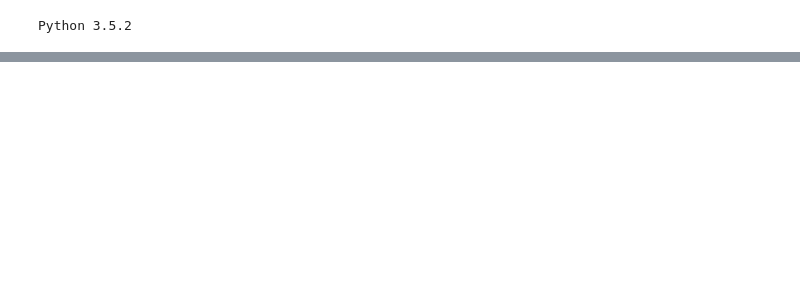
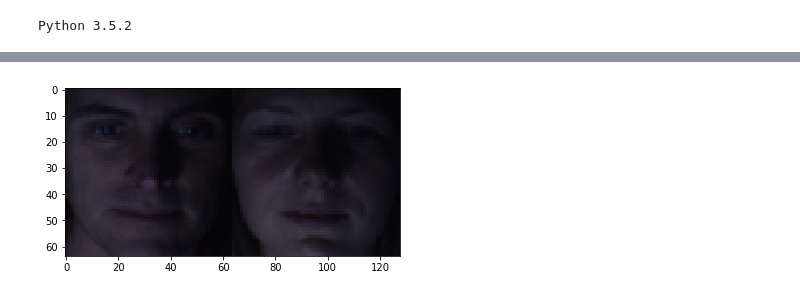
Before and after one commit to ZhangAoCanada/CSI5139F_Assignments, a Jupyter notebook: assignment2/Assignment2.ipynb, the cells around one changed output, grey strips where cells are left out. Saved outputs shown, nothing was run; the diff lists cells and outputs as text; code cells hidden in the pictures; blank space fills up the shorter version.

```diff
--- a/assignment2/Assignment2.ipynb
+++ b/assignment2/Assignment2.ipynb
@@ -1243,0 +376,83 @@ Accuracy of the all data:        0.23828125  average prediction time:    3.75710
+# %%
+
+def NCCClassifier(img1, img2, NCC_threshold = 0.6):
+    """
+    Function:
+        Build a classifier to tell whether two images are showing the same
+    face or not.
+    """
+    score = NormalizedCrossCorrelation(img1, img2)
+    if score >= NCC_threshold:
+        pred = 1
+#         pred = [1, 0]
+    else:
+        pred = 0
+#         pred = [0, 1]
+    return pred
+
+def AccuracyCalculation(pred, label):
+    """
+    Function:
+        Find out the accuracy reasults on the validation set
+    """
+    results_masks = np.equal(pred, label).astype(np.float32)
+#     results_masks = np.equal(pred[:, 0], label[:, 0]).astype(np.float32)
+    accuracy = np.mean(results_masks)
+    return accuracy
+
+def NCCClassifierOnSet(img_concats, NCC_threshold):
+    """
+    Function:
+        Get the accuracy results on the whole set.
+    """
+    all_prediction = []
+    for i in range(len(img_concats)):
+        current_img_concat = img_concats[i]
+        current_img_concat = np.reshape(current_img_concat, (128, 64, -1))
+        w = current_img_concat.shape[0] // 2
+        current_img_1 = current_img_concat[:w, ...]
+        current_img_2 = current_img_concat[w:, ...]
+        current_pred = NCCClassifier(current_img_1, current_img_2, NCC_threshold)
+        all_prediction.append(current_pred)
+    all_prediction = np.array(all_prediction)
+    return all_prediction
+
+def ShowRandomPair(img_concats, preds, sample_same_face = True):
+    """
+    Function:
+        Show random pairs of the NCC classifier prediction to visualize the result.
+    """
+    if sample_same_face:
+        target = 1
+        label_show = "same face"
+    else:
+        target = 0
+        label_show = "different faces"
+    imgs_select = img_concats[preds == target]
+#     imgs_select = img_concats[preds[:, 0] == target[0]]
+    random_ind = np.random.randint(len(imgs_select))
+    imgs = imgs_select[random_ind]
+    imgs = np.reshape(imgs, (128, 64, -1))
+    w = imgs.shape[0] // 2
+    img1 = imgs[:w, ...]
+    img2 = imgs[w:, ...]
+    display_imgs = np.concatenate([img1, img2], axis = 1)
+    print("label of this pair is: \t", label_show)
+    plt.imshow(display_imgs)
+    plt.show()
+
+# setting threshold for same faces
+NCC_threshold = 0.6
+# get the predictions of NCC classifier
+classifier_predictions = NCCClassifierOnSet(valid_inputs, NCC_threshold)
+# get the accuracy on the validation set
+classifier_validation_accuracy = AccuracyCalculation(classifier_predictions, valid_outputs)
+
+print("----------------------------- validation results ----------------------------------")
+print("The accuracy of NCC classifier on the validation is: \t\t", classifier_validation_accuracy)
+
+print("\n")
+print("------------------------- random prediction samples -------------------------------")
+ShowRandomPair(valid_inputs, classifier_predictions, True)
+ShowRandomPair(valid_inputs, classifier_predictions, False)
+# %% [output]
@@ -1243,0 +465 @@ Accuracy of the all data:        0.23828125  average prediction time:    3.75710
+[figure, added]
```
Also changed, not shown: parts of 62 cells of this notebook, 2 other files.
